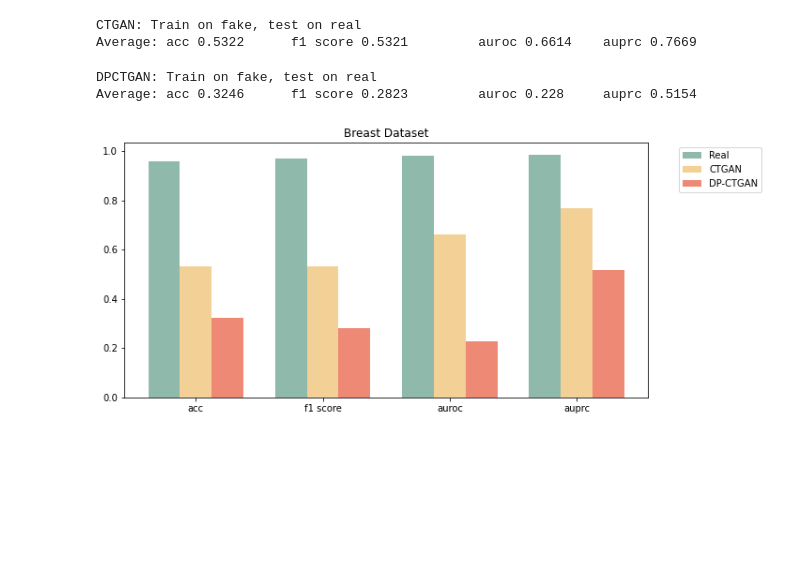
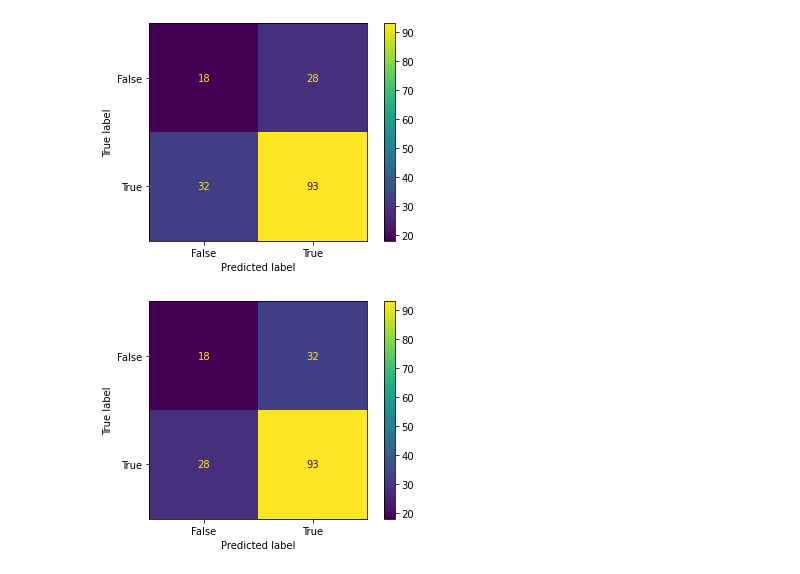
Before and after one commit to Frederico-lp/Research, a Jupyter notebook: notebook25.ipynb, the cells around one changed output. Drawn from its saved outputs; the diff is of its cells as text; code cells hidden in the pictures; blank space fills up the shorter version.

```diff
--- a/notebook25.ipynb
+++ b/notebook25.ipynb
@@ -22,12 +104,11 @@ model_ctgan.fit(data)
 # %%
 dpctgan = DPCTGANSynthesizer(verbose=True,
-                            epochs=1,
+                            epochs=2,
                             clip_coeff=0.1,
                             sigma=4,
                             target_epsilon=4,
                             target_delta=1e-5
                             )
 dpctgan.fit(data)
-dpctgan.plot_losses()
 # %% [output]
 Init CTGAN with differential privacy.  Target epsilon: 4
@@ -76,19 +155,4 @@ def eval_fidelity(X_train, y_train, X_test, X_syn_train, X_syn_test, y_syn_train
 # %%
-# evaluate performance using real data
-X = data.drop([target], axis=1)
-y = data[target]
-
-
-
-samples = model_ctgan.sample(len(data))  # Synthetic copy
-samples.dropna(how='any', inplace=True)
-X_syn = samples.drop([target], axis=1)
-y_syn = samples[target]
-
-
-# # print(len(X_syn))
-# # print(len(X))
-
 X_train, X_test, y_train, y_test = train_test_split(X, y, test_size=0.3, random_state=42)
 
 X_syn_train, X_syn_test, y_syn_train, y_syn_test = train_test_split(X_syn, y_syn, test_size=0.3, random_state=42)
@@ -98,6 +162,4 @@ fr_pred = []
 ff_pred = []
 rf_pred = []
 
-print(type(X_syn_test))
-
-rr_pred, fr_pred, ff_pred, rf_pred = eval_fidelity(X_train, y_train, X_test, X_syn_train, X_syn_test, y_syn_train)
+rr_pred, fr_pred, rf_pred, ff_pred = eval_fidelity(X_train, y_train, X_test, X_syn_train, X_syn_test, y_syn_train)
@@ -171,39 +166,5 @@ Name: target, Length: 569, dtype: int32
-# %%
-# evaluate performance using fake data
-# CTGAN
-samples = ctgan.sample(len(data))  # Synthetic copy
-samples.dropna(how='any', inplace=True)
-X_syn = samples.drop([target], axis=1)
-y_syn = samples[target]
-print('\nCTGAN: Train on fake, test on real')
-fake_ctgan, tstr_ctgan = eval_dataset(X_syn, y_syn, X_test, y_test)
-# %% [output]
-CTGAN: Train on fake, test on real
-Average: acc 0.5322      f1 score 0.5321         auroc 0.6614    auprc 0.7669
-# %%
-# DPCTGAN
-samples = dpctgan.sample(len(data))  # Synthetic copy
-X_syn = samples.drop([target], axis=1)
-y_syn = samples[target]
-print('\nDPCTGAN: Train on fake, test on real')
-fake_dpctgan, tstr_dpctgan = eval_dataset(X_syn, y_syn, X_test, y_test)
-# %% [output]
-DPCTGAN: Train on fake, test on real
-Average: acc 0.3246      f1 score 0.2823         auroc 0.228     auprc 0.5154
-# %%
-import matplotlib.pyplot as plt
-import numpy as np
-
-metrics = ['acc', 'f1 score', 'auroc', 'auprc']
-plt.figure(figsize=(10, 5))
-X = np.arange(4)
-plt.title("Breast Dataset")
-plt.bar(X + 0.00, trtr, width=0.25, color='#8FB9AA')
-plt.bar(X + 0.25, tstr_ctgan, width=0.25, color='#F2D096')
-plt.bar(X + 0.50, tstr_dpctgan, width=0.25, color='#ED8975')
-plt.xticks(X + 0.25, metrics)
-plt.legend(['Real', 'CTGAN', 'DP-CTGAN'], bbox_to_anchor=(1.05, 1), loc='upper left')
-
-plt.show()
-# %% [output]
-[figure, removed]
+# %%
+print_confusion_matrix(rr_pred, fr_pred, rf_pred, ff_pred)
+# %% [output]
+[figure, added]
+[figure, added]
```
Also changed, not shown: parts of 19 cells of this notebook, 4 other files.
